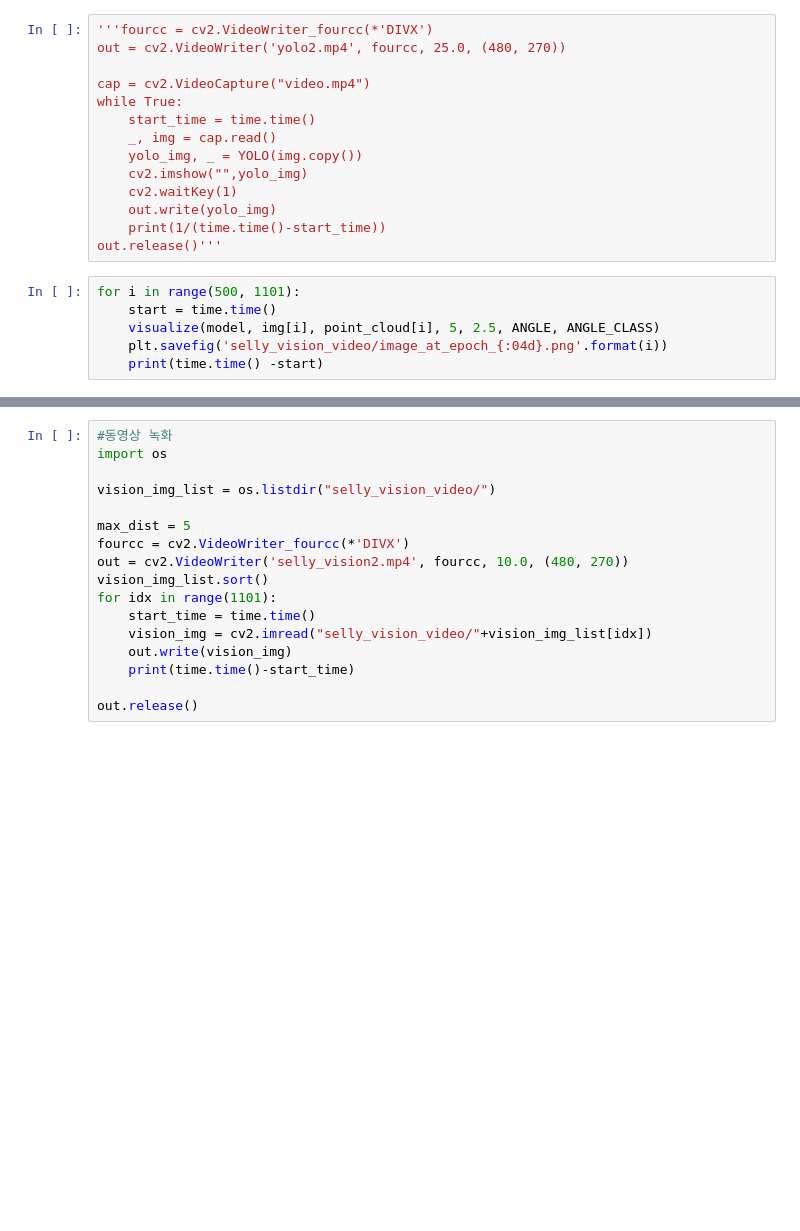
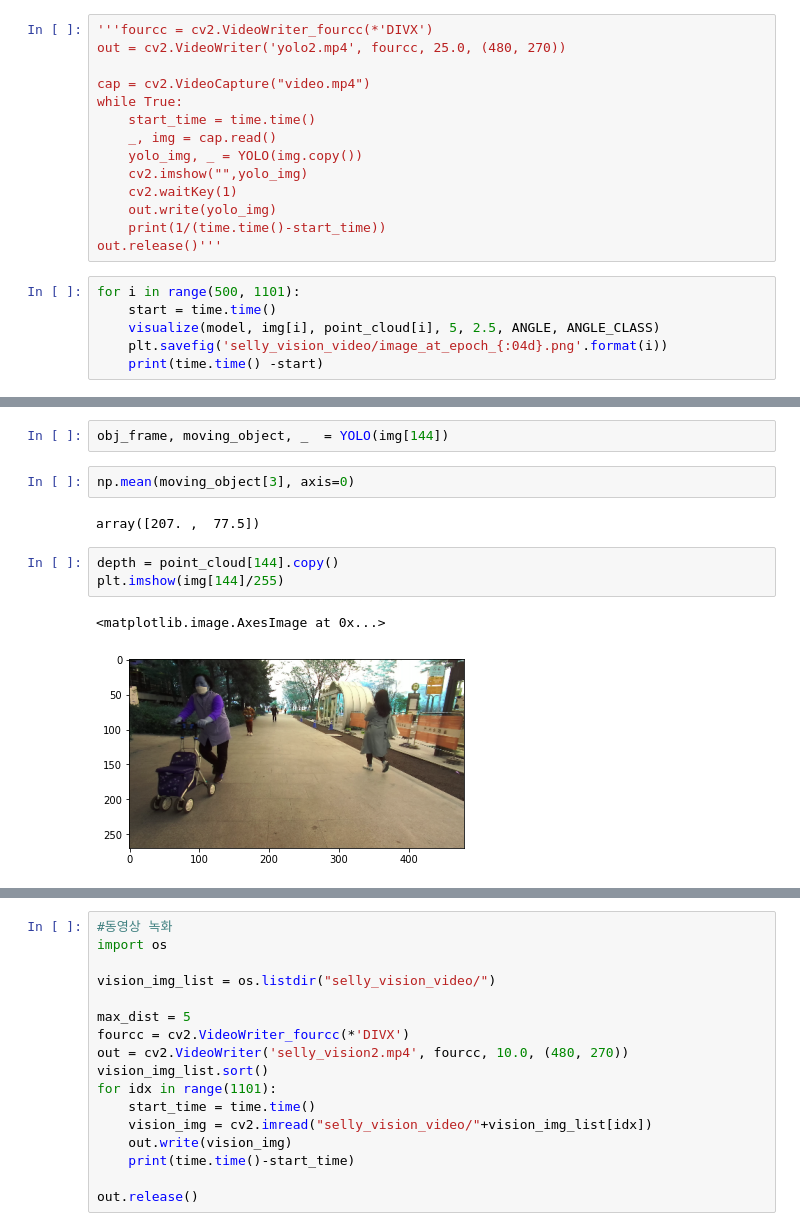
Before and after one commit to seraaaayeo/SellyDev, a Jupyter notebook: vision_optimizer.ipynb, the cells around one changed output, grey strips where cells are left out. Drawn from its saved outputs; the diff is of its cells as text; blank space fills up the shorter version.

```diff
--- a/vision_optimizer.ipynb
+++ b/vision_optimizer.ipynb
@@ -63,0 +75,12 @@ visualize(model, img[i], point_cloud[i], 5, 2.5, ANGLE, ANGLE_CLASS)
+# %%
+obj_frame, moving_object, _  = YOLO(img[144])
+# %%
+np.mean(moving_object[3], axis=0)
+# %% [output]
+array([207. ,  77.5])
+# %%
+depth = point_cloud[144].copy()
+plt.imshow(img[144]/255)
+# %% [output]
+<matplotlib.image.AxesImage at 0x...>
+[figure, added]
```
Also changed, not shown: parts of 13 cells of this notebook.
